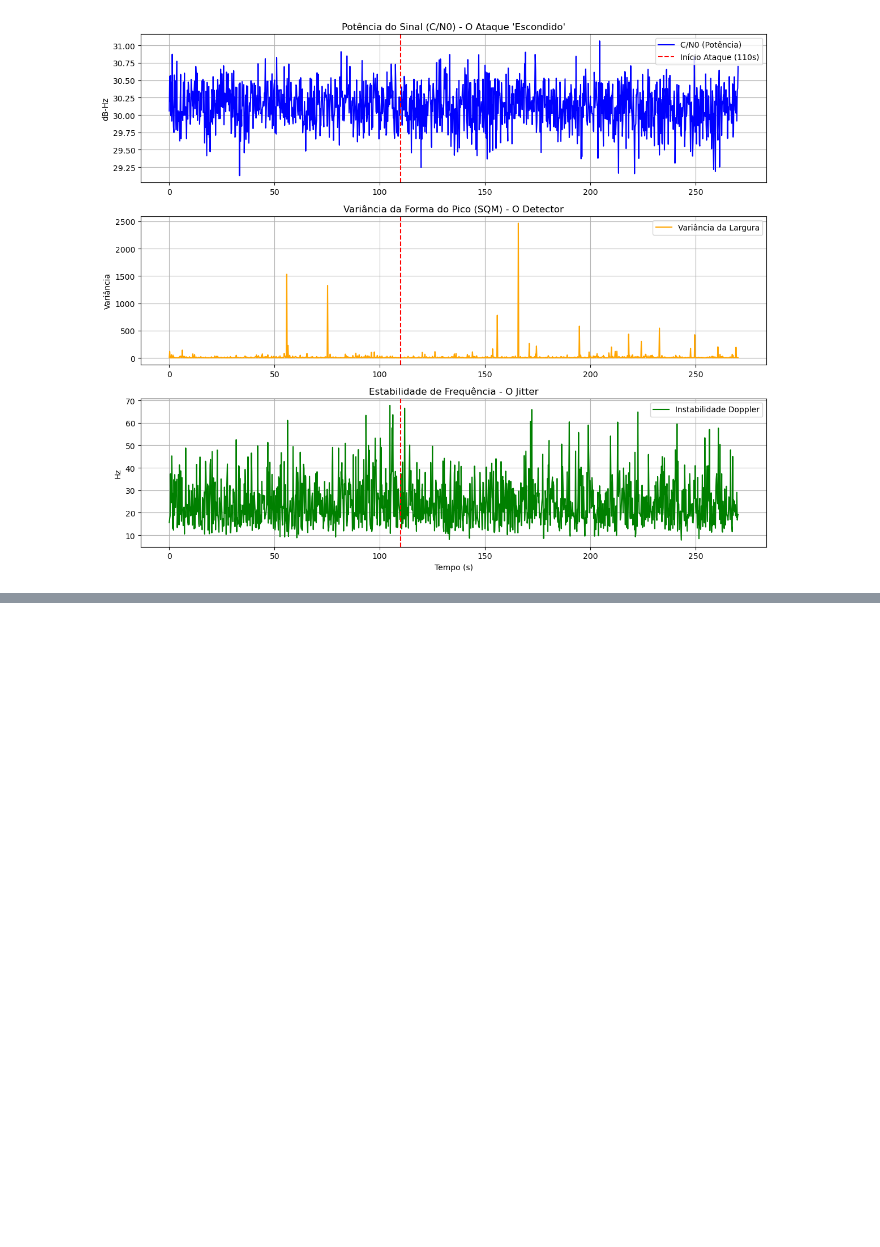
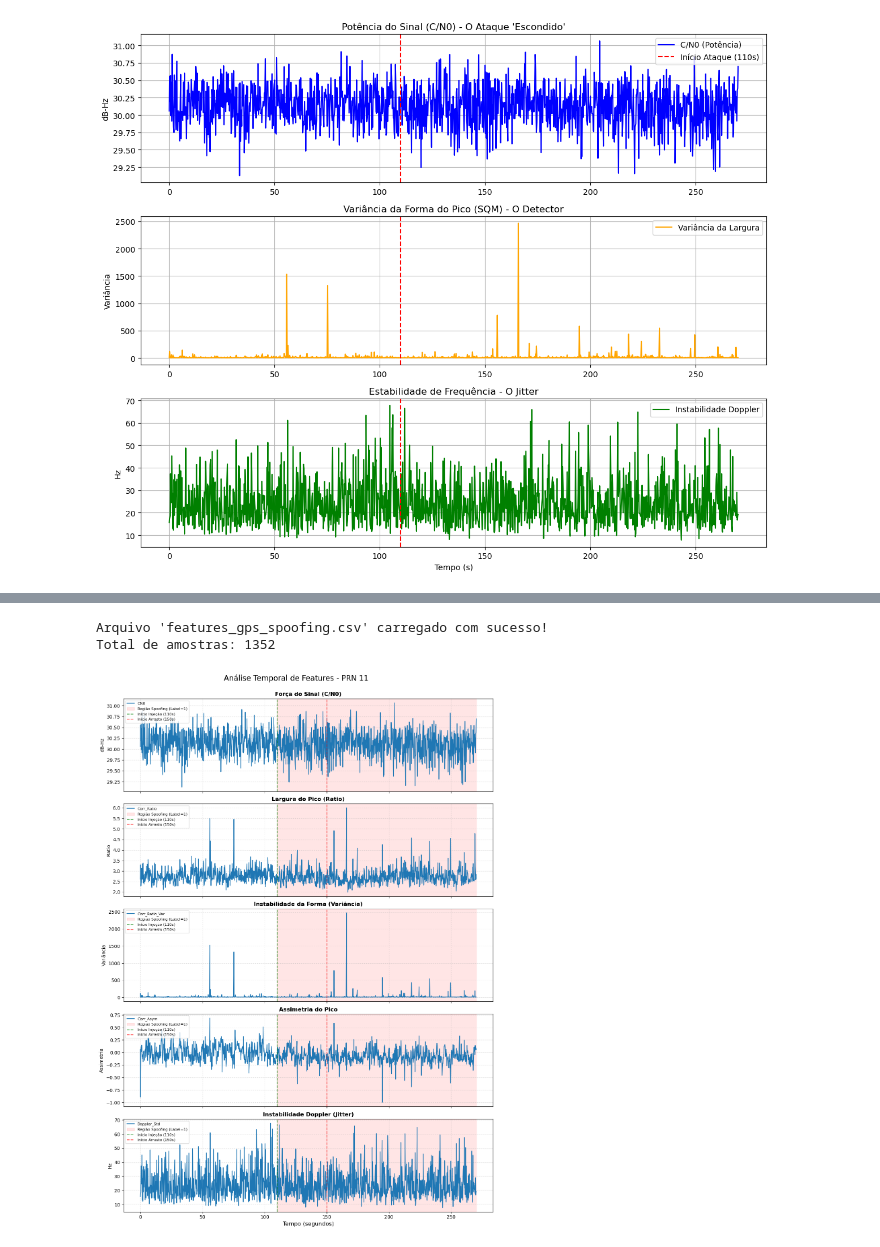
Before and after one commit to bytewice/sinais-projeto, a Jupyter notebook: projeto-sinais.ipynb, the cells around one changed output, grey strips where cells are left out. Saved outputs shown, nothing was run; the diff lists cells and outputs as text; code cells hidden in the pictures; blank space fills up the shorter version.

```diff
--- a/projeto-sinais.ipynb
+++ b/projeto-sinais.ipynb
@@ -1318,0 +1351,69 @@ plt.show()
+# %%
+# CÉLULA: VISUALIZAÇÃO DE TODAS AS FEATURES
+import pandas as pd
+import matplotlib.pyplot as plt
+
+# 1. Carregar o arquivo
+file_name = 'features_gps_spoofing.csv'
+
+try:
+    df = pd.read_csv(file_name)
+    print(f"Arquivo '{file_name}' carregado com sucesso!")
+    print(f"Total de amostras: {len(df)}")
+
+    # 2. Configuração dos Gráficos
+    # Lista de parâmetros para plotar (excluindo Time, PRN e Label que usaremos para controle)
+    params_to_plot = [
+        ('CN0', 'dB-Hz', 'Força do Sinal (C/N0)'),
+        ('Corr_Ratio', 'Ratio', 'Largura do Pico (Ratio)'),
+        ('Corr_Ratio_Var', 'Variância', 'Instabilidade da Forma (Variância)'),
+        ('Corr_Asym', 'Assimetria', 'Assimetria do Pico'),
+        ('Doppler_Std', 'Hz', 'Instabilidade Doppler (Jitter)')
+    ]
+
+    # Cria uma figura com 5 subplots (um embaixo do outro)
+    fig, axes = plt.subplots(nrows=5, ncols=1, figsize=(12, 18), sharex=True)
+
+    # Encontra onde o Spoofing começa (primeira vez que Label vira 1)
+    spoofing_times = df[df['Label'] == 1]['Time']
+    start_spoof = spoofing_times.min() if not spoofing_times.empty else None
+
+    # 3. Loop para gerar cada gráfico
+    for i, (col_name, unit, title) in enumerate(params_to_plot):
+        ax = axes[i]
+
+        # Plota a linha do parâmetro
+        ax.plot(df['Time'], df[col_name], label=col_name, color='tab:blue', linewidth=1.5)
+
+        # --- DESTAQUES VISUAIS ---
+        # Pinta o fundo de vermelho onde Label == 1
+        if start_spoof is not None:
+            ax.axvspan(start_spoof, df['Time'].max(), color='red', alpha=0.1, label='Região Spoofing (Label=1)')
+
+        # Linhas verticais dos eventos conhecidos do TEXBAT (para referência)
+        ax.axvline(110, color='green', linestyle='--', alpha=0.7, label='Início Injeção (110s)')
+        ax.axvline(150, color='red', linestyle='--', alpha=0.7, label='Início Arrasto (150s)')
+
+        # Estética
+        ax.set_ylabel(unit, fontsize=10)
+        ax.set_title(title, fontsize=12, fontweight='bold')
+        ax.grid(True, linestyle=':', alpha=0.7)
+        ax.legend(loc='upper left', fontsize=8)
+
+    # Ajustes finais
+    axes[-1].set_xlabel('Tempo (segundos)', fontsize=12)
+    plt.suptitle(f"Análise Temporal de Features - PRN {df['PRN'].iloc[0]}", fontsize=16, y=0.92)
+
+    plt.tight_layout()
+    plt.subplots_adjust(top=0.88) # Espaço para o título geral
+    plt.show()
+
+except FileNotFoundError:
+    print(f"ERRO: O arquivo '{file_name}' não foi encontrado na pasta.")
+    print("Verifique se você rodou a célula de geração do dataset anteriormente.")
+except Exception as e:
+    print(f"Ocorreu um erro: {e}")
+# %% [output]
+Arquivo 'features_gps_spoofing.csv' carregado com sucesso!
+Total de amostras: 1352
+[figure, added]
```
Also changed, not shown: parts of 2 cells of this notebook.
